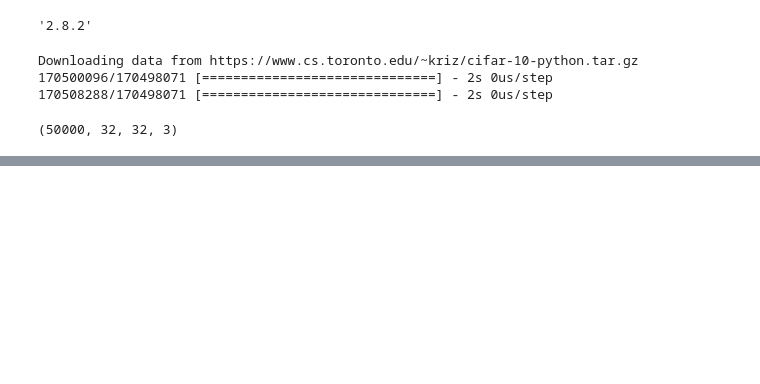
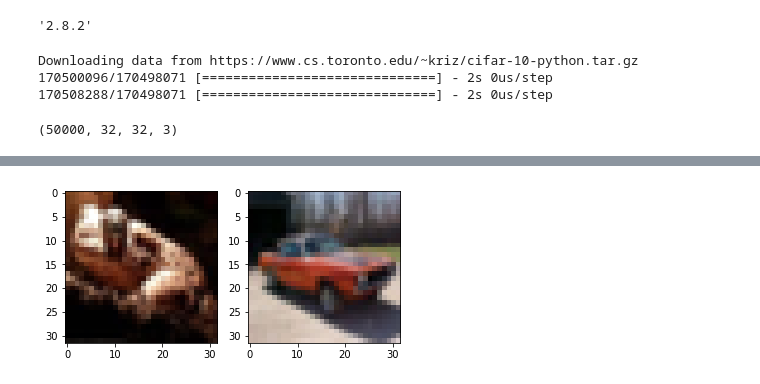
Before and after one commit to td-iceman/Tarandeep-Projects, a Jupyter notebook: Tensorflow/cifar10/cifar10_deepnet1.ipynb, the cells around one changed output, grey strips where cells are left out. Saved outputs shown, nothing was run; the diff lists cells and outputs as text; code cells hidden in the pictures; blank space fills up the shorter version.

```diff
--- a/Tensorflow/cifar10/cifar10_deepnet1.ipynb
+++ b/Tensorflow/cifar10/cifar10_deepnet1.ipynb
@@ -23,0 +94,16 @@ X_train.shape
+# %%
+## -- creating dataset using TF Dataset API --
+# -- creating epochs, batchsize and shuffling data every epoch --
+
+EPOCHS = 3
+BATCH_SIZE = 50
+dataset = tf.data.Dataset.from_tensor_slices(((X_train/255.).reshape(-1,32,32,3),
+                                              to_categorical(y_train.reshape(-1,1))))
+dataset = dataset.shuffle(len(X_train), reshuffle_each_iteration=True).repeat(EPOCHS).batch(BATCH_SIZE)
+# -- plotting two examples from the shuffled dataset
+fig, axes = plt.subplots(ncols=2, nrows=1)
+for n,i in enumerate(dataset.take(2)):
+  axes[n].imshow(i[0][0])
+plt.show()
+# %% [output]
+[figure, added]
```
Also changed, not shown: parts of 6 cells of this notebook.
